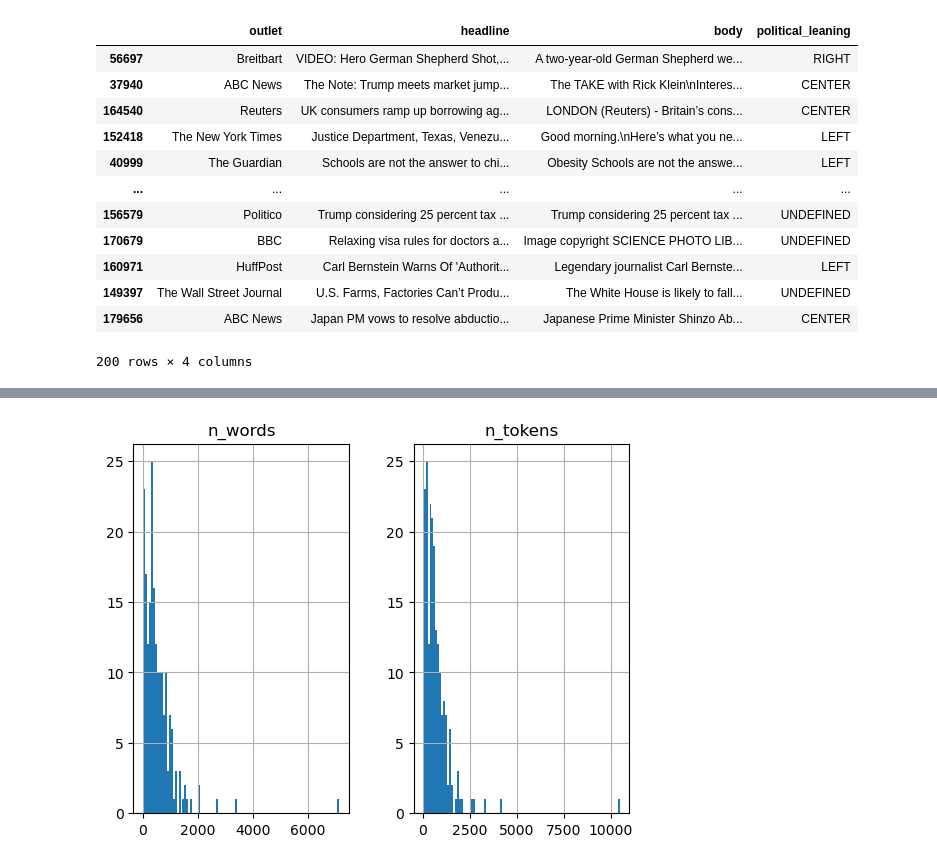
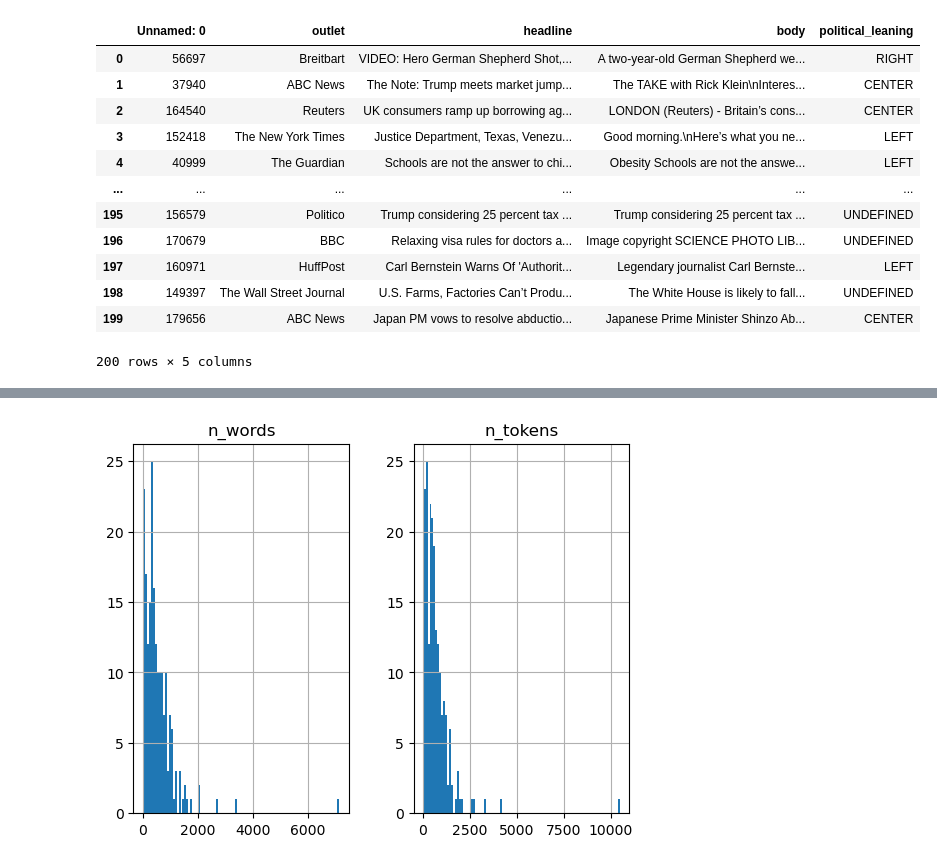
Before and after one commit to gholden3/finetune_llama_causal_relationships, a Jupyter notebook: generate_synthetic_data/Try_to_get_some_synthetic_data.ipynb, the cells around one changed output, grey strips where cells are left out. Cells and saved outputs as stored; diff of their text form; code cells hidden in the pictures.

```diff
--- a/generate_synthetic_data/Try_to_get_some_synthetic_data.ipynb
+++ b/generate_synthetic_data/Try_to_get_some_synthetic_data.ipynb
@@ -10,22 +10,22 @@ token_limit = 2500
 # %%
 input_file_path = '../data/raw_data/2018_1_small.csv'
 output_file_path = '../data/synthetic_data/2018_1_small.csv'
-df = pd.read_csv(input_file_path, index_col=0)
+df = pd.read_csv(input_file_path)
 df
 # %% [output]
-|  | outlet | headline | body | political_leaning |
-| 56697 | Breitbart | VIDEO: Hero German Shepherd Shot,... | A two-year-old German Shepherd we... | RIGHT |
-| 37940 | ABC News | The Note: Trump meets market jump... | The TAKE with Rick Klein\nInteres... | CENTER |
-| 164540 | Reuters | UK consumers ramp up borrowing ag... | LONDON (Reuters) - Britain’s cons... | CENTER |
-| 152418 | The New York Times | Justice Department, Texas, Venezu... | Good morning.\nHere’s what you ne... | LEFT |
-| 40999 | The Guardian | Schools are not the answer to chi... | Obesity Schools are not the answe... | LEFT |
-| ... | ... | ... | ... | ... |
-| 156579 | Politico | Trump considering 25 percent tax ... | Trump considering 25 percent tax ... | UNDEFINED |
-| 170679 | BBC | Relaxing visa rules for doctors a... | Image copyright SCIENCE PHOTO LIB... | UNDEFINED |
-| 160971 | HuffPost | Carl Bernstein Warns Of 'Authorit... | Legendary journalist Carl Bernste... | LEFT |
-| 149397 | The Wall Street Journal | U.S. Farms, Factories Can’t Produ... | The White House is likely to fall... | UNDEFINED |
-| 179656 | ABC News | Japan PM vows to resolve abductio... | Japanese Prime Minister Shinzo Ab... | CENTER |
+|  | Unnamed: 0 | outlet | headline | body | political_leaning |
+| 0 | 56697 | Breitbart | VIDEO: Hero German Shepherd Shot,... | A two-year-old German Shepherd we... | RIGHT |
+| 1 | 37940 | ABC News | The Note: Trump meets market jump... | The TAKE with Rick Klein\nInteres... | CENTER |
+| 2 | 164540 | Reuters | UK consumers ramp up borrowing ag... | LONDON (Reuters) - Britain’s cons... | CENTER |
+| 3 | 152418 | The New York Times | Justice Department, Texas, Venezu... | Good morning.\nHere’s what you ne... | LEFT |
+| 4 | 40999 | The Guardian | Schools are not the answer to chi... | Obesity Schools are not the answe... | LEFT |
+| ... | ... | ... | ... | ... | ... |
+| 195 | 156579 | Politico | Trump considering 25 percent tax ... | Trump considering 25 percent tax ... | UNDEFINED |
+| 196 | 170679 | BBC | Relaxing visa rules for doctors a... | Image copyright SCIENCE PHOTO LIB... | UNDEFINED |
+| 197 | 160971 | HuffPost | Carl Bernstein Warns Of 'Authorit... | Legendary journalist Carl Bernste... | LEFT |
+| 198 | 149397 | The Wall Street Journal | U.S. Farms, Factories Can’t Produ... | The White House is likely to fall... | UNDEFINED |
+| 199 | 179656 | ABC News | Japan PM vows to resolve abductio... | Japanese Prime Minister Shinzo Ab... | CENTER |
-200 rows × 4 columns
+200 rows × 5 columns
 # %%
 def count_tokens_in_text(string: str, encoding_name: str) -> int:
     """
```
Also changed, not shown: parts of 7 cells of this notebook.
